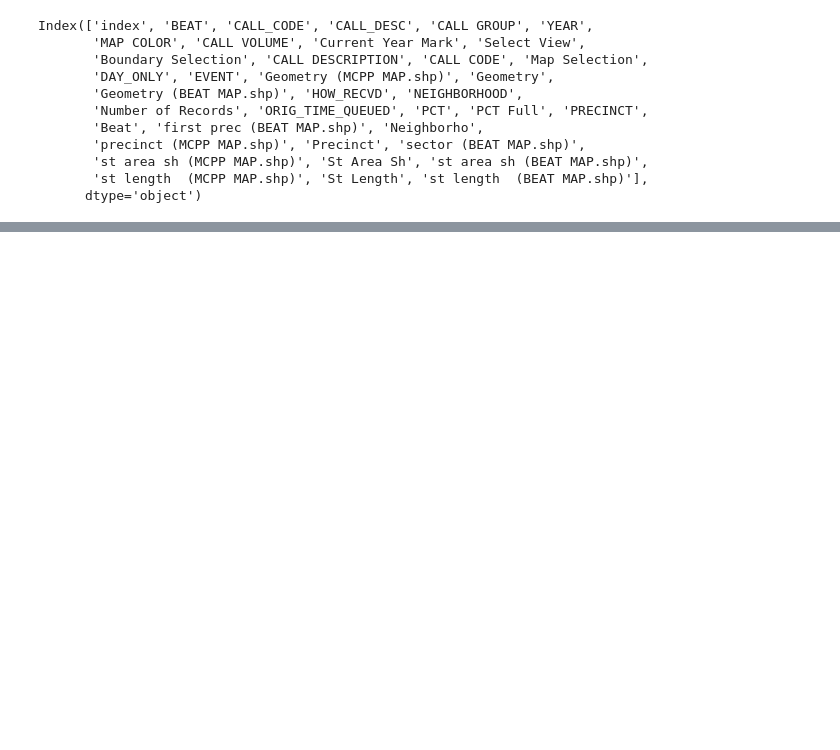
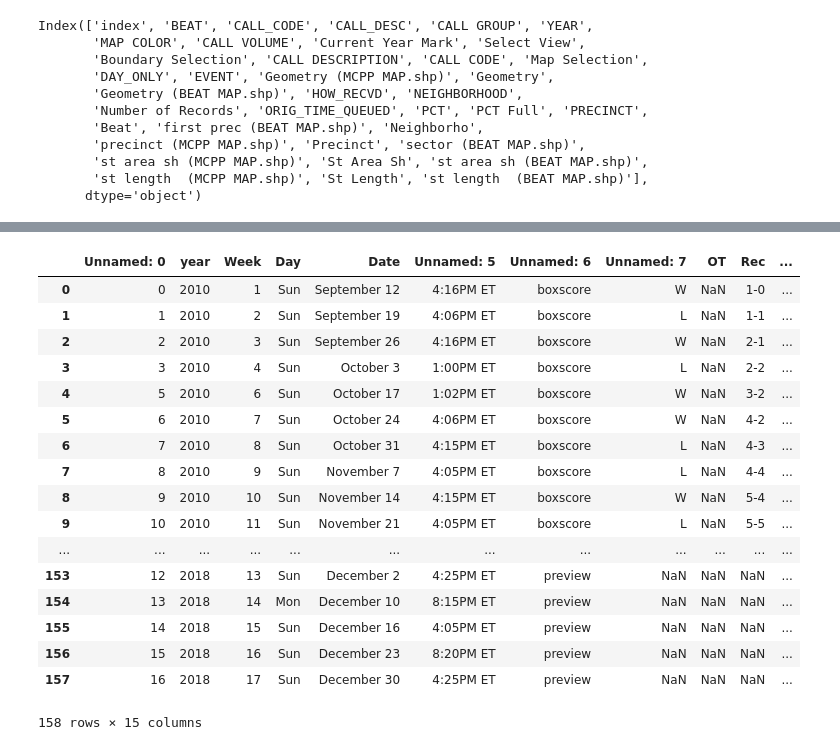
Before and after one commit to analyticallycorrect/seattle_domestic_violence, a Jupyter notebook: Notebooks/seattle_dv_eda.ipynb, the cells around one changed output, grey strips where cells are left out. Drawn from its saved outputs; the diff is of its cells as text; code cells hidden in the pictures; blank space fills up the shorter version.

Commit message:
add Seahawks games

```diff
--- a/Notebooks/seattle_dv_eda.ipynb
+++ b/Notebooks/seattle_dv_eda.ipynb
@@ -191 +194,11 @@ Index(['STATION', 'NAME', 'LATITUDE', 'LONGITUDE', 'ELEVATION', 'DATE', 'AWND',
       dtype='object')
+# %%
+seahawks_schedule = seahawks_schedule[seahawks_schedule['Opp'].notna()]
+seahawks_schedule.reset_index(drop=True)
+seahawks_schedule = seahawks_schedule[seahawks_schedule['Opp'] != 'Bye Week']
+seahawks_schedule = seahawks_schedule.reset_index(drop=True)
+# %%
+seahawks_schedule['date'] = ''
+
+for i in range(len(seahawks_schedule)):
+    seahawks_schedule['date'][i] = (f"{seahawks_schedule.iloc[i]['Date']}, {seahawks_schedule.iloc[i]['year']}")
@@ -191,0 +210,2 @@ Index(['STATION', 'NAME', 'LATITUDE', 'LONGITUDE', 'ELEVATION', 'DATE', 'AWND',
+# %%
+seahawks_schedule['date'] = pd.to_datetime(seahawks_schedule['date']).dt.date
@@ -191,0 +238,17 @@ Index(['STATION', 'NAME', 'LATITUDE', 'LONGITUDE', 'ELEVATION', 'DATE', 'AWND',
+# %%
+seahawks_schedule['seahawks_game'] = ''
+for i in range(len(seahawks_schedule)):
+    if type(seahawks_schedule.iloc[i]['Unnamed: 10']) == str:
+        if seahawks_schedule.iloc[i]['Week'] == 'SuperBowl':
+            seahawks_schedule['seahawks_game'][i] = 'SuperBowl'
+        elif seahawks_schedule.iloc[i]['Week'] in ['Wild Card', 'Division','Conf. Champ.']:
+            seahawks_schedule['seahawks_game'][i] = 'away_Playoffs'
+        else:
+            seahawks_schedule['seahawks_game'][i] = 'away_Regular'
+    else:
+        if seahawks_schedule.iloc[i]['Week'] == 'SuperBowl':
+            seahawks_schedule['seahawks_game'][i] = 'SuperBowl'
+        elif seahawks_schedule.iloc[i]['Week'] in ['Wild Card', 'Division','Conf. Champ.']:
+            seahawks_schedule['seahawks_game'][i] = 'home_Playoffs'
+        else:
+            seahawks_schedule['seahawks_game'][i] = 'home_Regular'
@@ -191,0 +276,21 @@ Index(['STATION', 'NAME', 'LATITUDE', 'LONGITUDE', 'ELEVATION', 'DATE', 'AWND',
+# %%
+seahawks_schedule
+# %% [output]
+|  | Unnamed: 0 | year | Week | Day | Date | Unnamed: 5 | Unnamed: 6 | Unnamed: 7 | OT | Rec | ... |
+| 0 | 0 | 2010 | 1 | Sun | September 12 | 4:16PM ET | boxscore | W | NaN | 1-0 | ... |
+| 1 | 1 | 2010 | 2 | Sun | September 19 | 4:06PM ET | boxscore | L | NaN | 1-1 | ... |
+| 2 | 2 | 2010 | 3 | Sun | September 26 | 4:16PM ET | boxscore | W | NaN | 2-1 | ... |
+| 3 | 3 | 2010 | 4 | Sun | October 3 | 1:00PM ET | boxscore | L | NaN | 2-2 | ... |
+| 4 | 5 | 2010 | 6 | Sun | October 17 | 1:02PM ET | boxscore | W | NaN | 3-2 | ... |
+| 5 | 6 | 2010 | 7 | Sun | October 24 | 4:06PM ET | boxscore | W | NaN | 4-2 | ... |
+| 6 | 7 | 2010 | 8 | Sun | October 31 | 4:15PM ET | boxscore | L | NaN | 4-3 | ... |
+| 7 | 8 | 2010 | 9 | Sun | November 7 | 4:05PM ET | boxscore | L | NaN | 4-4 | ... |
+| 8 | 9 | 2010 | 10 | Sun | November 14 | 4:15PM ET | boxscore | W | NaN | 5-4 | ... |
+| 9 | 10 | 2010 | 11 | Sun | November 21 | 4:05PM ET | boxscore | L | NaN | 5-5 | ... |
+| ... | ... | ... | ... | ... | ... | ... | ... | ... | ... | ... | ... |
+| 153 | 12 | 2018 | 13 | Sun | December 2 | 4:25PM ET | preview | NaN | NaN | NaN | ... |
+| 154 | 13 | 2018 | 14 | Mon | December 10 | 8:15PM ET | preview | NaN | NaN | NaN | ... |
+| 155 | 14 | 2018 | 15 | Sun | December 16 | 4:05PM ET | preview | NaN | NaN | NaN | ... |
+| 156 | 15 | 2018 | 16 | Sun | December 23 | 8:20PM ET | preview | NaN | NaN | NaN | ... |
+| 157 | 16 | 2018 | 17 | Sun | December 30 | 4:25PM ET | preview | NaN | NaN | NaN | ... |
+158 rows × 15 columns
```
Also changed, not shown: parts of 16 cells of this notebook.
